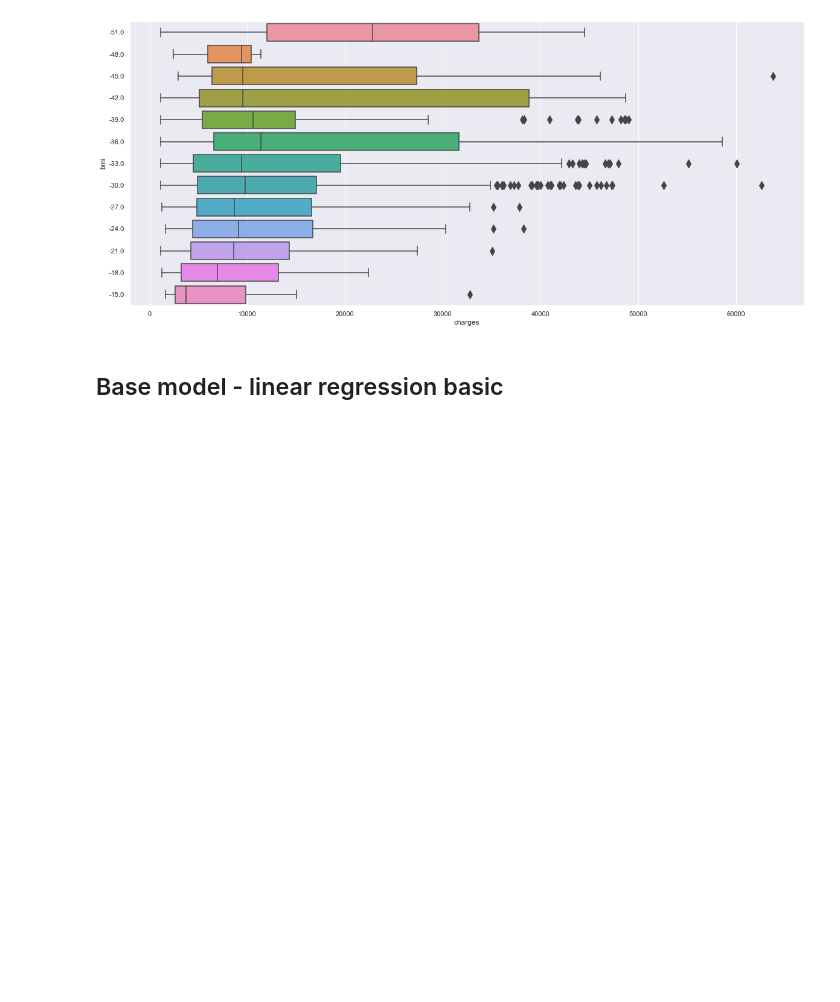
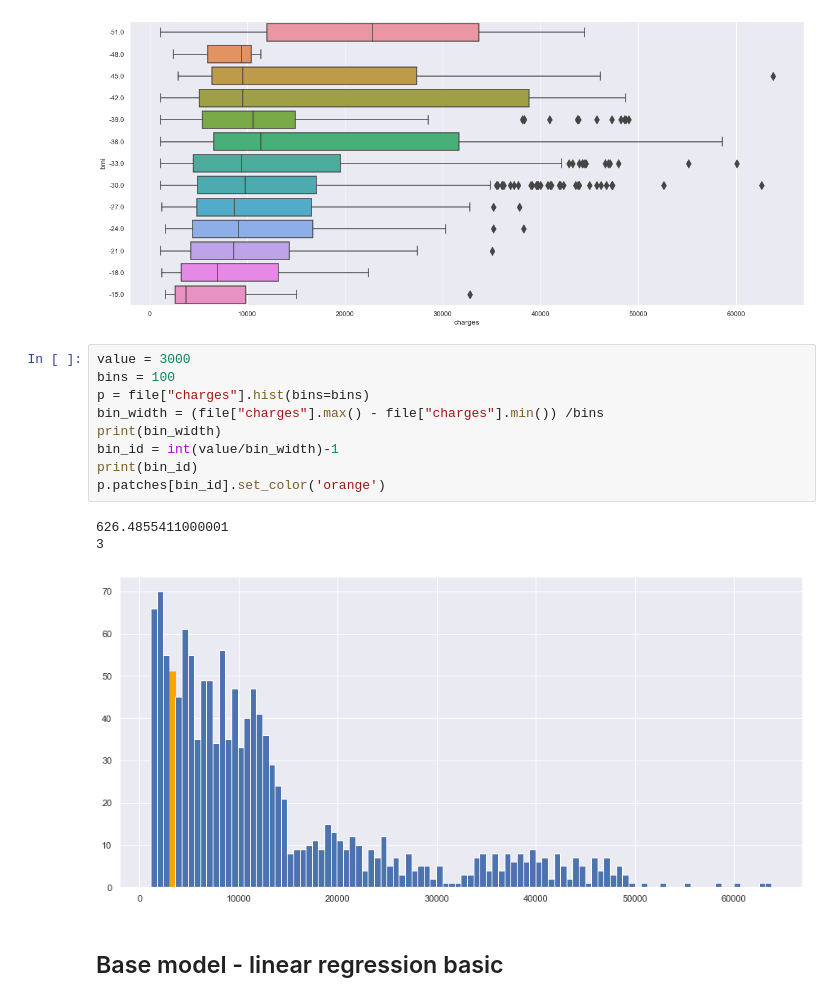
Before and after one commit to infoshareacademy/jdszr6-grupa-bez-nazwy, a Jupyter notebook: ML_project/ML-ubezpieczenia_zdrowotne_202205242246.ipynb, the cells around one changed output. Drawn from its saved outputs; the diff is of its cells as text; blank space fills up the shorter version.

```diff
--- a/ML_project/ML-ubezpieczenia_zdrowotne_202205242246.ipynb
+++ b/ML_project/ML-ubezpieczenia_zdrowotne_202205242246.ipynb
@@ -166,6 +166,19 @@ plt.legend(["charges / BMI","trend line"]);
 plot_boxes(file["charges"], -(file["bmi"]//3)*3)
 # %% [output]
 [figure]
+# %%
+value = 3000
+bins = 100
+p = file["charges"].hist(bins=bins)
+bin_width = (file["charges"].max() - file["charges"].min()) /bins
+print(bin_width)
+bin_id = int(value/bin_width)-1
+print(bin_id)
+p.patches[bin_id].set_color('orange')
+# %% [output]
+626.4855411000001
+3
+[figure, added]
 # %% [markdown]
 ## Base model - linear regression basic
 # %%
```
Also changed, not shown: parts of 21 cells of this notebook, 13 other files.
